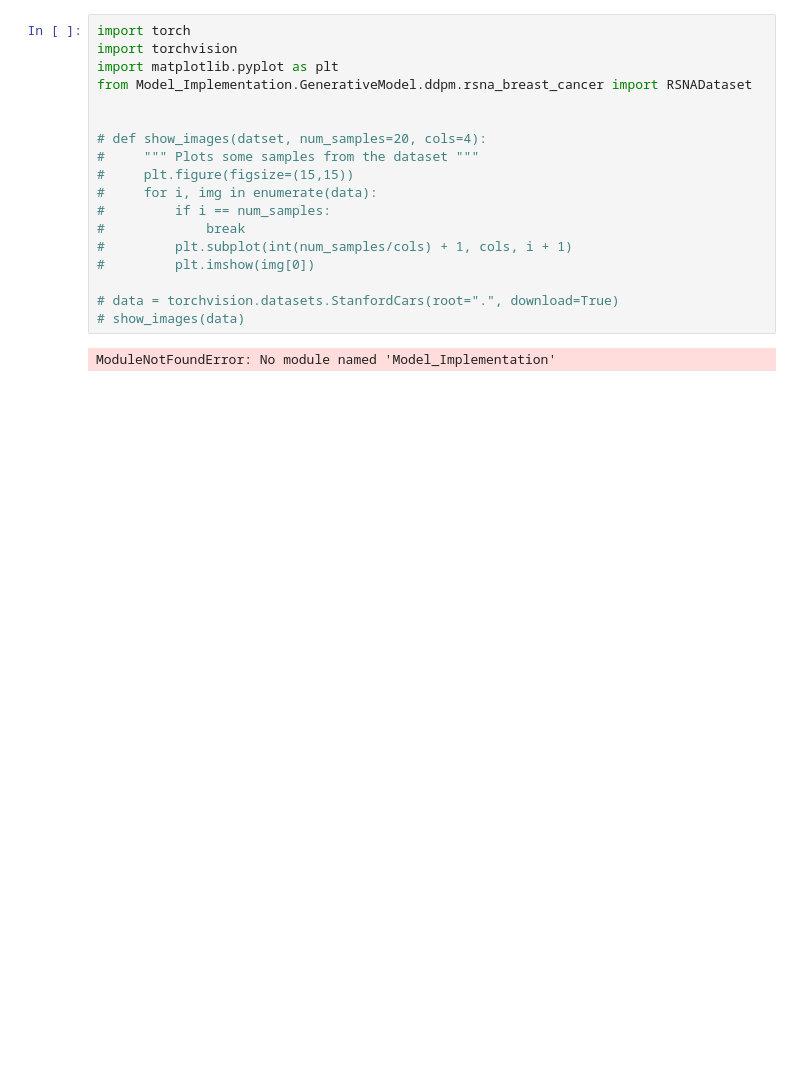
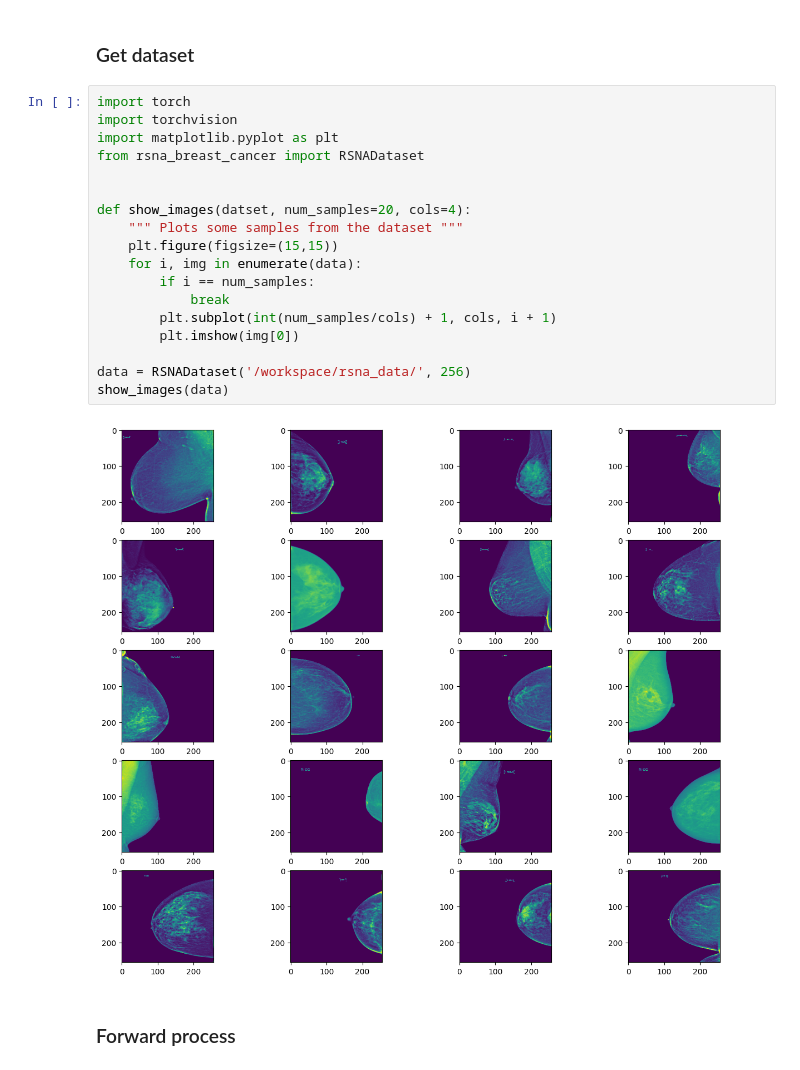
Before and after one commit to ArtistDeveloper/Model-Implementation, a Jupyter notebook: GenerativeModel/ddpm/simple_diffusion/simple_diffusion.ipynb, the cells around one changed output. Drawn from its saved outputs; the diff is of its cells as text; blank space fills up the shorter version.

```diff
--- a/GenerativeModel/ddpm/simple_diffusion/simple_diffusion.ipynb
+++ b/GenerativeModel/ddpm/simple_diffusion/simple_diffusion.ipynb
@@ -1,20 +1,24 @@
+# %% [markdown]
+### Get dataset
 # %%
 import torch
 import torchvision
 import matplotlib.pyplot as plt
-from Model_Implementation.GenerativeModel.ddpm.rsna_breast_cancer import RSNADataset
+from rsna_breast_cancer import RSNADataset
 
 
-# def show_images(datset, num_samples=20, cols=4):
-#     """ Plots some samples from the dataset """
-#     plt.figure(figsize=(15,15))
-#     for i, img in enumerate(data):
-#         if i == num_samples:
-#             break
-#         plt.subplot(int(num_samples/cols) + 1, cols, i + 1)
-#         plt.imshow(img[0])
+def show_images(datset, num_samples=20, cols=4):
+    """ Plots some samples from the dataset """
+    plt.figure(figsize=(15,15))
+    for i, img in enumerate(data):
+        if i == num_samples:
+            break
+        plt.subplot(int(num_samples/cols) + 1, cols, i + 1)
+        plt.imshow(img[0])
 
-# data = torchvision.datasets.StanfordCars(root=".", download=True)
-# show_images(data)
+data = RSNADataset('/workspace/rsna_data/', 256)
+show_images(data)
 # %% [output]
-ModuleNotFoundError: No module named 'Model_Implementation'
+[figure, added]
+# %% [markdown]
+### Forward process
```
Also changed, not shown: parts of 11 cells of this notebook, 2 other files.
